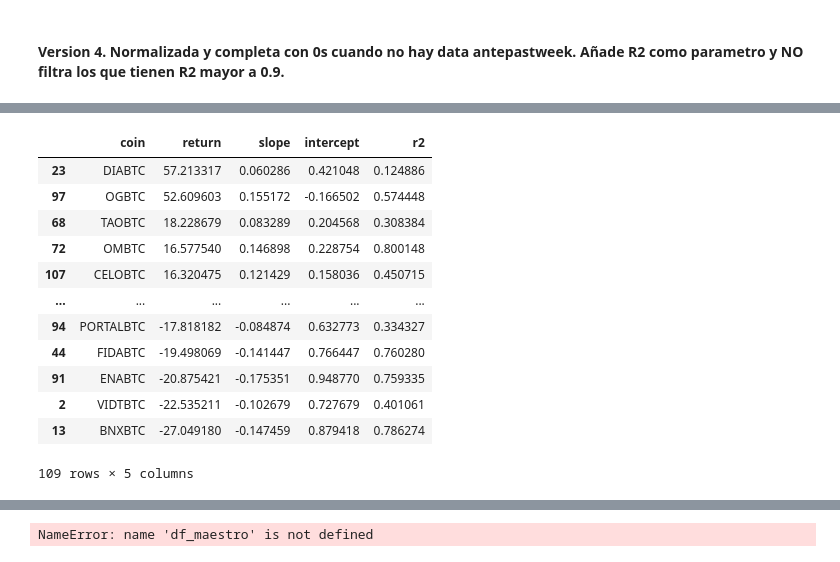
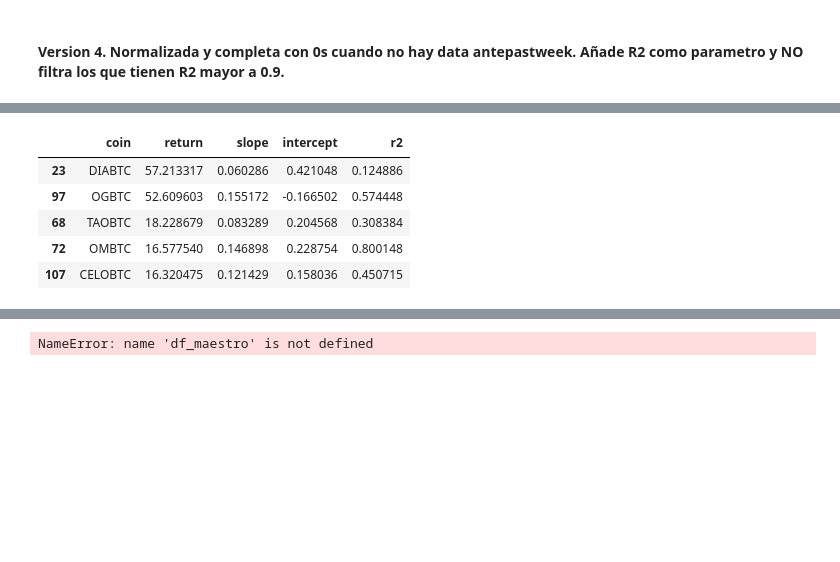
Before and after one commit to eduardogv/binance-momentum, a Jupyter notebook: binance_top_coins.ipynb, the cells around one changed output, grey strips where cells are left out. Drawn from its saved outputs; the diff is of its cells as text; code cells hidden in the pictures; blank space fills up the shorter version.

```diff
--- a/binance_top_coins.ipynb
+++ b/binance_top_coins.ipynb
@@ -767,7 +786,7 @@ Análisis para CELOBTC completado.
 Análisis para ALTBTC completado.
 # %%
 # PAST WEEK ordenado por slope
-df_v4_pastweek = df_version4[1]
+df_v4_pastweek = df_version4[1].head(5)
 df_v4_pastweek
 # %% [output]
 |  | coin | return | slope | intercept | r2 |
@@ -786,19 +798,12 @@ df_v4_pastweek
 # %%
 #PAST WEEK ordenado por return
-df_v4_pastweek.sort_values(by='return', ascending=False)
+df_v4_pastweek.sort_values(by='return', ascending=False).head(5)
 # %% [output]
 |  | coin | return | slope | intercept | r2 |
 | 23 | DIABTC | 57.213317 | 0.060286 | 0.421048 | 0.124886 |
 | 97 | OGBTC | 52.609603 | 0.155172 | -0.166502 | 0.574448 |
 | 68 | TAOBTC | 18.228679 | 0.083289 | 0.204568 | 0.308384 |
 | 72 | OMBTC | 16.577540 | 0.146898 | 0.228754 | 0.800148 |
 | 107 | CELOBTC | 16.320475 | 0.121429 | 0.158036 | 0.450715 |
-| ... | ... | ... | ... | ... | ... |
-| 94 | PORTALBTC | -17.818182 | -0.084874 | 0.632773 | 0.334327 |
-| 44 | FIDABTC | -19.498069 | -0.141447 | 0.766447 | 0.760280 |
-| 91 | ENABTC | -20.875421 | -0.175351 | 0.948770 | 0.759335 |
-| 2 | VIDTBTC | -22.535211 | -0.102679 | 0.727679 | 0.401061 |
-| 13 | BNXBTC | -27.049180 | -0.147459 | 0.879418 | 0.786274 |
-109 rows × 5 columns
 # %%
 #ANTEPAST WEEK ordenado por slope
```
Also changed, not shown: parts of 22 cells of this notebook.
